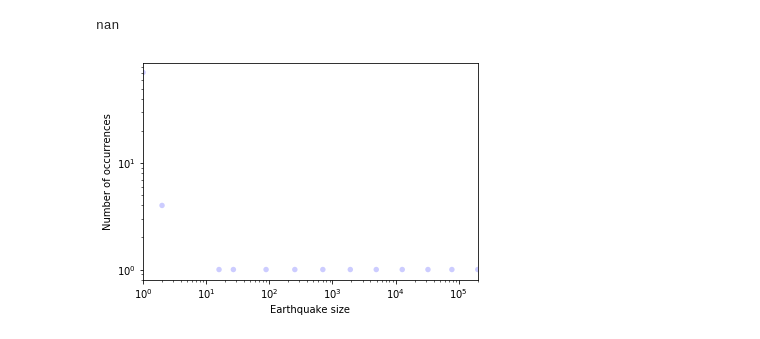
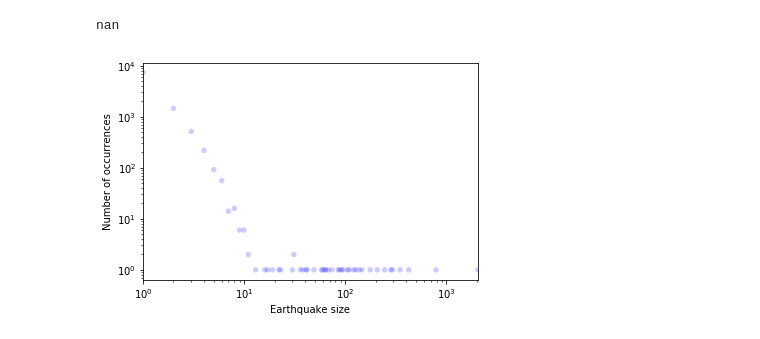
Before and after one commit to mpbrucker/ComplexityProject2, a Jupyter notebook: code/visualize_quake.ipynb, the cells around one changed output. Drawn from its saved outputs; the diff is of its cells as text; code cells hidden in the pictures.

Commit message:
Made more graphics functions work.

```diff
--- a/code/visualize_quake.ipynb
+++ b/code/visualize_quake.ipynb
@@ -20,10 +18,10 @@ anim
 from plot_quake import *
 from quake import Earthquake
 # %%
-calculate_power_law(iters=100,plot=True, n=1000, fth=3)
+calculate_power_law(iters=10000,plot=True, n=100, fth=3)
 # %% [output]
 nan
-[figure, old version]
+[figure, new version]
 # %%
 plot_power_law(n=100, iters=10)
 # %% [output]
```
Also changed, not shown: parts of 5 cells of this notebook, 1 other file.
